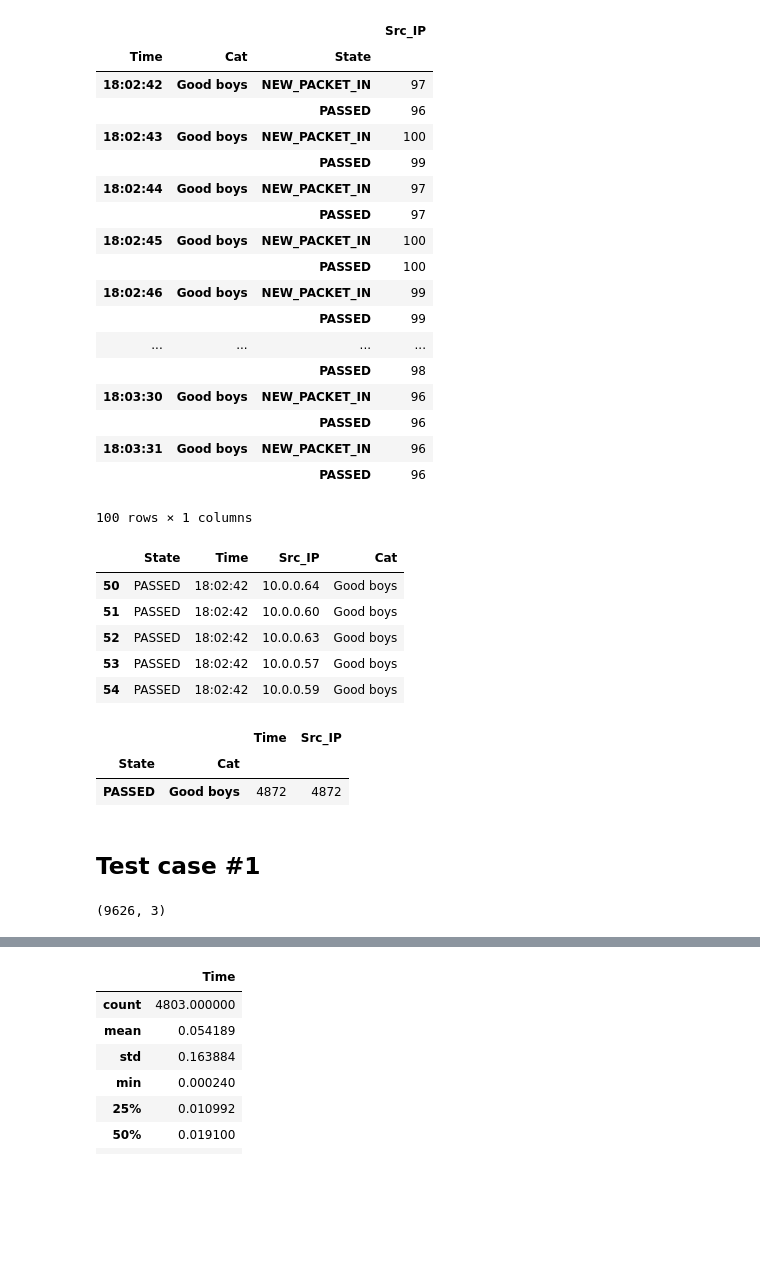
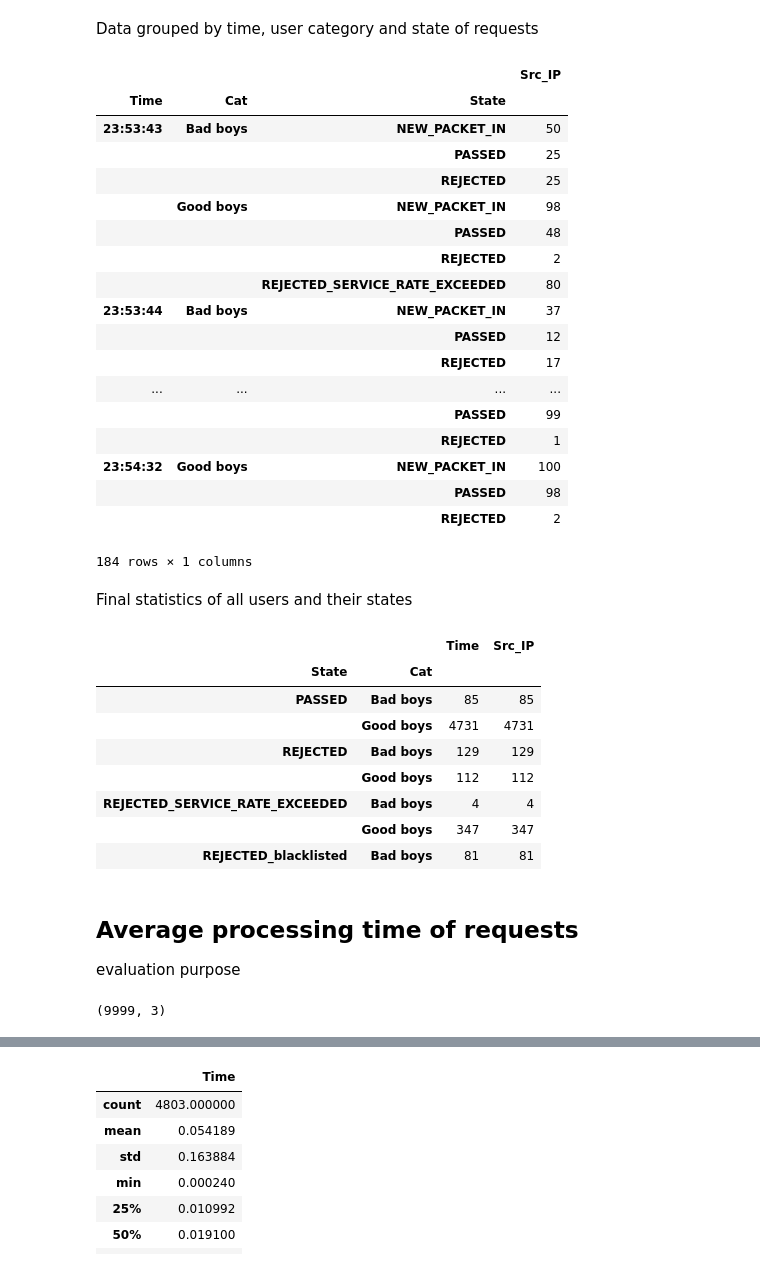
Before and after one commit to BarboraCelesova/DP-SecuritySDN, a Jupyter notebook: makeStatisticsJupyter.ipynb, the cells around one changed output, grey strips where cells are left out. Saved outputs shown, nothing was run; the diff lists cells and outputs as text; code cells hidden in the pictures; blank space fills up the shorter version.

```diff
--- a/makeStatisticsJupyter.ipynb
+++ b/makeStatisticsJupyter.ipynb
@@ -6,5 +11,4 @@ import numpy as np
 # %%
-data = pd.read_csv("/home/barbora/PycharmProjects/DP-SecuritySDN/xTS_5_1_Specter.txt", delimiter=" ")
+data = pd.read_csv("/home/barbora/PycharmProjects/DP-SecuritySDN/xTS_4_100_Specter.txt", delimiter=" ")
 data.head(10)
-data.groupby('State').sum()
 # %% [output]
@@ -90,53 +112,54 @@ data.head(100)
 100 rows × 4 columns
+# %% [markdown]
+Data grouped by time, user category and state of requests
 # %%
 data.groupby(['Time', 'Cat', 'State']).count()
 # %% [output]
 |  |  |  | Src_IP |
 | Time | Cat | State |  |
-| 18:02:42 | Good boys | NEW_PACKET_IN | 97 |
-|  |  | PASSED | 96 |
-| 18:02:43 | Good boys | NEW_PACKET_IN | 100 |
+| 23:53:43 | Bad boys | NEW_PACKET_IN | 50 |
+|  |  | PASSED | 25 |
+|  |  | REJECTED | 25 |
+|  | Good boys | NEW_PACKET_IN | 98 |
+|  |  | PASSED | 48 |
+|  |  | REJECTED | 2 |
+|  |  | REJECTED_SERVICE_RATE_EXCEEDED | 80 |
+| 23:53:44 | Bad boys | NEW_PACKET_IN | 37 |
+|  |  | PASSED | 12 |
+|  |  | REJECTED | 17 |
+| ... | ... | ... | ... |
 |  |  | PASSED | 99 |
-| 18:02:44 | Good boys | NEW_PACKET_IN | 97 |
-|  |  | PASSED | 97 |
-| 18:02:45 | Good boys | NEW_PACKET_IN | 100 |
-|  |  | PASSED | 100 |
-| 18:02:46 | Good boys | NEW_PACKET_IN | 99 |
-|  |  | PASSED | 99 |
-| ... | ... | ... | ... |
+|  |  | REJECTED | 1 |
+| 23:54:32 | Good boys | NEW_PACKET_IN | 100 |
 |  |  | PASSED | 98 |
-| 18:03:30 | Good boys | NEW_PACKET_IN | 96 |
-|  |  | PASSED | 96 |
-| 18:03:31 | Good boys | NEW_PACKET_IN | 96 |
-|  |  | PASSED | 96 |
+|  |  | REJECTED | 2 |
-100 rows × 1 columns
+184 rows × 1 columns
+# %% [markdown]
+Final statistics of all users and their states
 # %%
-# sel_data = data.loc[(data['State'] == 'PASSED') | (data['State'] == 'REJECTED')]
-sel_data = data.loc[(data['State'].isin(['PASSED', 'REJECTED', 'REJECTED_blacklisted', 'REJECTED_POP', 'REJECTED_SERVICE_RATE_EXCEEDED']))]
-sel_data.head()
+#sel_data = data.loc[(data['State'].isin(['PASSED', 'REJECTED', 'REJECTED_blacklisted', 'REJECTED_POP', 'REJECTED_SERVICE_RATE_EXCEEDED']))]
+data.groupby(['State','Cat']).count()
 # %% [output]
-|  | State | Time | Src_IP | Cat |
-| 50 | PASSED | 18:02:42 | 10.0.0.64 | Good boys |
-| 51 | PASSED | 18:02:42 | 10.0.0.60 | Good boys |
-| 52 | PASSED | 18:02:42 | 10.0.0.63 | Good boys |
-| 53 | PASSED | 18:02:42 | 10.0.0.57 | Good boys |
-| 54 | PASSED | 18:02:42 | 10.0.0.59 | Good boys |
+|  |  | Time | Src_IP |
+| State | Cat |  |  |
+| PASSED | Bad boys | 85 | 85 |
+|  | Good boys | 4731 | 4731 |
+| REJECTED | Bad boys | 129 | 129 |
+|  | Good boys | 112 | 112 |
+| REJECTED_SERVICE_RATE_EXCEEDED | Bad boys | 4 | 4 |
+|  | Good boys | 347 | 347 |
+| REJECTED_blacklisted | Bad boys | 81 | 81 |
-# %%
-sel_data.groupby(['State','Cat']).count()
-# %% [output]
-|  |  | Time | Src_IP |
-| State | Cat |  |  |
-| PASSED | Good boys | 4872 | 4872 |
-# %% [markdown]
-## Test case #1
+# %% [markdown]
+## Average processing time of requests
+evaluation purpose
 # %%
 import pandas as pd
 import numpy as np
 
-alldata = pd.read_csv("/home/barbora/PycharmProjects/DP-SecuritySDN/1_TS_Specter.txt", delimiter=" ")
+alldata = pd.read_csv("/home/barbora/PycharmProjects/DP-SecuritySDN/xTS_5_xx.txt", delimiter=" ")
 alldata.shape
 # %% [output]
-(9626, 3)
+(9999, 3)
 # %%
 # data = alldata.loc[(alldata['Src_IP'] == '10.0.0.1') | (alldata['Src_IP'] == '10.0.0.2')]
 data = alldata
```
Also changed, not shown: parts of 22 cells of this notebook, 2 other files.
